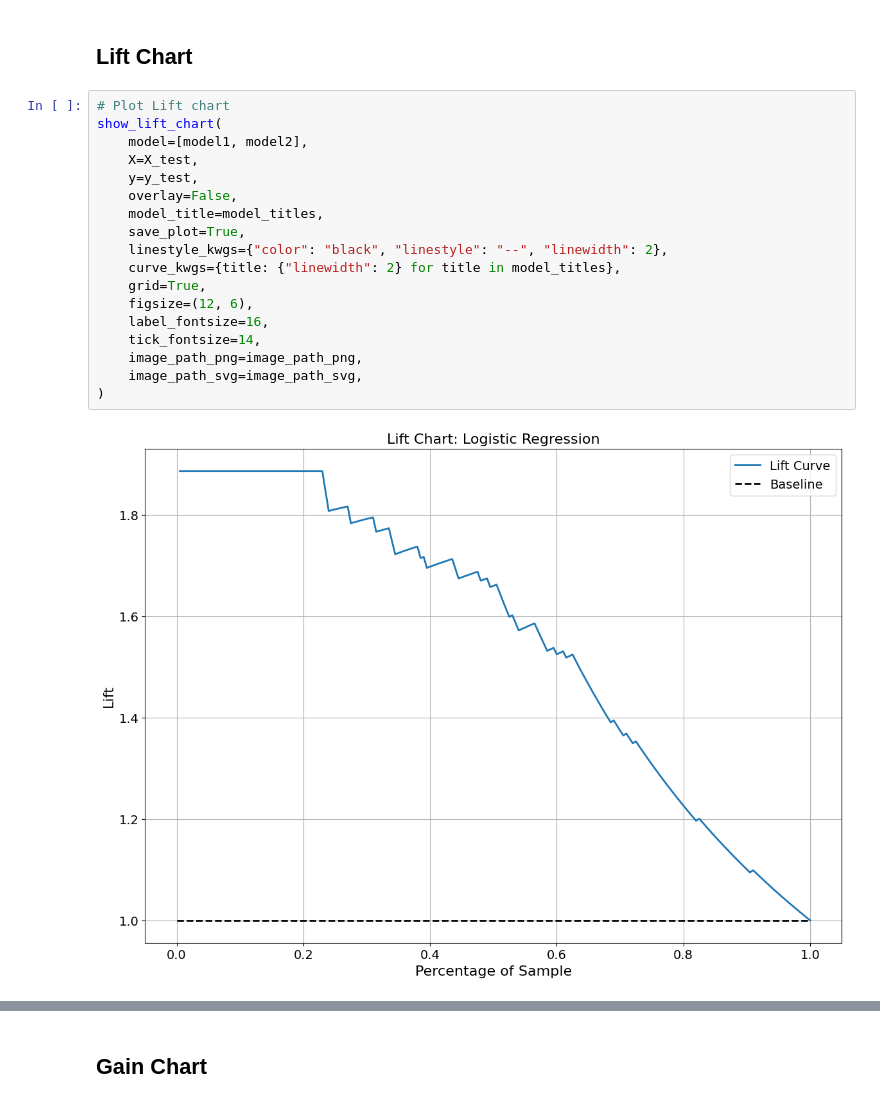
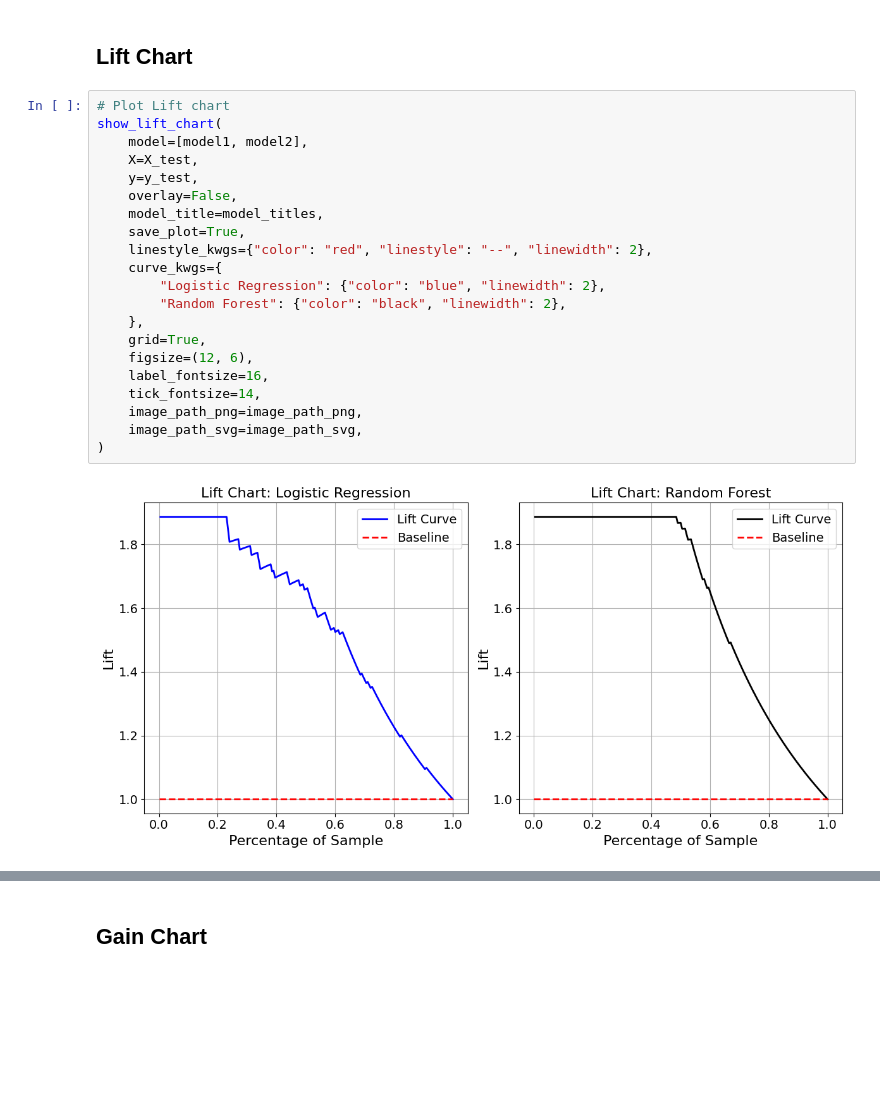
Before and after one commit to lshpaner/model_metrics, a Jupyter notebook: py_notebooks/model_evaluation_docs.ipynb, the cells around one changed output, grey strips where cells are left out. Drawn from its saved outputs; the diff is of its cells as text; blank space fills up the shorter version.

Commit message:
fixed coloring schema for lift ex.

```diff
--- a/py_notebooks/model_evaluation_docs.ipynb
+++ b/py_notebooks/model_evaluation_docs.ipynb
@@ -192,20 +192,23 @@ Average Precision for Random Forest: 0.99
 # %%
 # Plot Lift chart
 show_lift_chart(
     model=[model1, model2],
     X=X_test,
     y=y_test,
     overlay=False,
     model_title=model_titles,
     save_plot=True,
-    linestyle_kwgs={"color": "black", "linestyle": "--", "linewidth": 2},
-    curve_kwgs={title: {"linewidth": 2} for title in model_titles},
+    linestyle_kwgs={"color": "red", "linestyle": "--", "linewidth": 2},
+    curve_kwgs={
+        "Logistic Regression": {"color": "blue", "linewidth": 2},
+        "Random Forest": {"color": "black", "linewidth": 2},
+    },
     grid=True,
     figsize=(12, 6),
     label_fontsize=16,
     tick_fontsize=14,
     image_path_png=image_path_png,
     image_path_svg=image_path_svg,
 )
 # %% [output]
-[figure, old version]
+[figure, new version]
```
Also changed, not shown: parts of 2 cells of this notebook, 11 other files.
